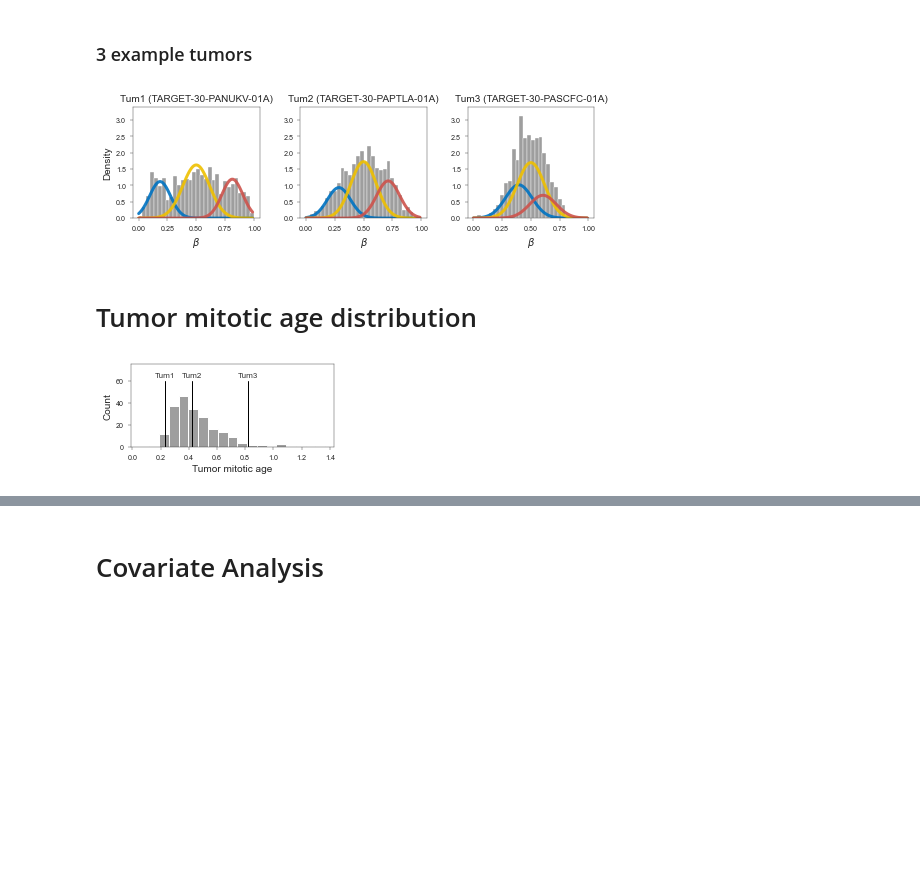
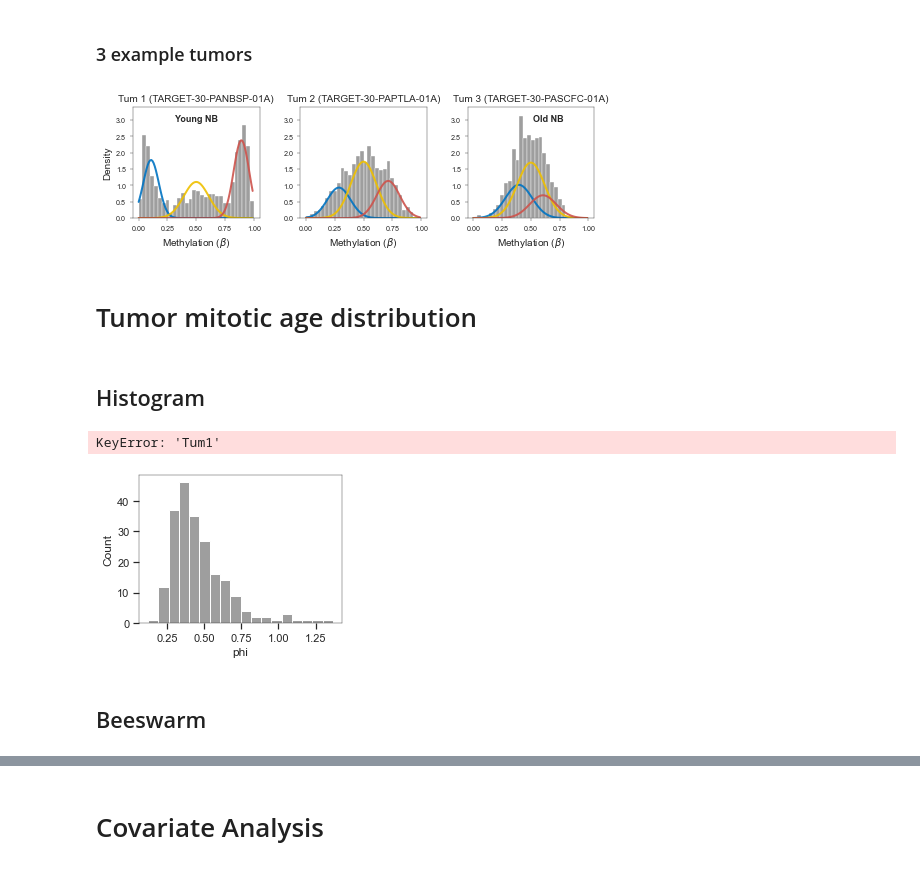
Before and after one commit to danmonyak/EpiClockNBL, a Jupyter notebook: Analysis/Analysis.ipynb, the cells around one changed output, grey strips where cells are left out. Drawn from its saved outputs; the diff is of its cells as text; code cells hidden in the pictures; blank space fills up the shorter version.

Commit message:
ESS and figure edits

```diff
--- a/Analysis/Analysis.ipynb
+++ b/Analysis/Analysis.ipynb
@@ -123,9 +131,10 @@ beta_values_Clock = pd.read_table(
     index_col=0)
 
 sample_list = {
-    'Tum1':'TARGET-30-PANUKV-01A',
-    'Tum2':'TARGET-30-PAPTLA-01A',
-    'Tum3':'TARGET-30-PASCFC-01A'
+    # 'Tum1':'TARGET-30-PANUKV-01A',
+    'Tum 1':'TARGET-30-PANBSP-01A',
+    'Tum 2':'TARGET-30-PAPTLA-01A',
+    'Tum 3':'TARGET-30-PASCFC-01A'
 }
 
 # Create plot axes
@@ -151,7 +160,7 @@ for i, tum_id in enumerate(sample_list):
 
     # Customize plot
     ax.set_title(f'{tum_id} ({samp})', fontsize=pc_consts['labelfontsize'] * sf)
-    ax.set_xlabel(r'$\beta$', fontsize=pc_consts['labelfontsize'] * sf)
+    ax.set_xlabel(r'Methylation ($\beta$)', fontsize=pc_consts['labelfontsize'] * sf)
     if i == 0: # Only have y-axis label on left-most plot
         ax.set_ylabel('Density', fontsize=pc_consts['labelfontsize'] * sf)
     else:
@@ -176,7 +185,7 @@ for i, tum_id in enumerate(sample_list):
         y_vals = norm.pdf(x_vals, mu_list[j], sd_list[j]) * weight_list[j]
 
         # Plot curve
-        ax.plot(x_vals, y_vals, lw=3, alpha=0.9,
+        ax.plot(x_vals, y_vals, lw=2, alpha=0.9,
                 color=chosen_tumor_colors[j]
                )
 
@@ -191,17 +200,28 @@ for i in range(len(sample_list)):
     ax = axes[i]
     ax.set_ylim(0, y_max * 1.03)
 
+for i, text, x_pos in zip([0, 2], ['Young NB', 'Old NB'], [0.5, 0.65]):
+    axes[i].text(x_pos, y_max * 0.9,
+            text,
+                 # color='Black',
+            ha="center", fontfamily='sans-serif', fontsize=0.9 * pc_consts['labelfontsize'] * sf, fontweight='bold',
+                 # alpha=pc_consts['opacity']
+           )
+
 # Save figure
-fig.savefig(os.path.join(figure_outdir, 'example_peak_decomp.pdf'), format='pdf', pad_inches=0.1)
+file_format = 'svg'
+fig.savefig(os.path.join(figure_outdir, f'example_peak_decomp.{file_format}'), format=file_format, pad_inches=0.1)
 # %% [output]
-[figure, old version]
+[figure, new version]
 # %% [markdown]
 # Tumor mitotic age distribution
+# %% [markdown]
+## Histogram
 # %%
 plot_data = clinical['TARGET'].loc[clinical['TARGET']['in_analysis_dataset'], 'phi']
 
 # Create plot
-fig, ax = plt.subplots(figsize=figsize * [1.3, 0.95] * sf)
+fig, ax = plt.subplots(figsize=figsize * [1.3, 1.7] * sf)
 sns.histplot(ax=ax, x=plot_data,
              color=pc_consts['palette_jco'][2], alpha=pc_consts['opacity'])
 
@@ -220,32 +240,36 @@ ax.axvline(x=x_2, ymax=tumor_heights[2], lw=2.5 * sf, color=line_color)
 
 # Customize figure
 ax.set_xlabel('Tumor mitotic age', fontsize=pc_consts['labelfontsize']*sf)
 ax.set_ylabel('Count', fontsize=pc_consts['labelfontsize'] * sf)
 ax.tick_params(axis='both', labelsize=pc_consts['ticksfontsize'] * sf, width=sf, length=8 * sf)
 ax.set_ylim(top=75)
 
 # Widen plot a little
 xlim = ax.get_xlim()
 width = xlim[1] - xlim[0]
 ax.set_xlim(left = xlim[0] - width/20)
 
 # Annotate the vertical lines with text for all 3 tumors
 y_height = ax.get_ylim()[1]
 
 ax.text(x_0, (tumor_heights[0]+0.05)*y_height,
         'Tum1', color=line_color,
         ha="center", fontfamily='sans-serif', fontsize=0.8 * pc_consts['labelfontsize'] * sf, alpha=pc_consts['opacity']
        )
 ax.text(x_1, (tumor_heights[1]+0.05)*y_height,
         'Tum2', color=line_color,
         ha="center", fontfamily='sans-serif', fontsize=0.8 * pc_consts['labelfontsize'] * sf, alpha=pc_consts['opacity']
        )
 ax.text(x_2-0.005, (tumor_heights[2]+0.05)*y_height,
         'Tum3', color=line_color,
         ha="center", fontfamily='sans-serif', fontsize=0.8 * pc_consts['labelfontsize'] * sf, alpha=pc_consts['opacity']
        )
 
 # Save figure
-fig.savefig(os.path.join(figure_outdir, 'mitotic_age_distribution.pdf'), format='pdf', pad_inches=0.1)
+file_format = 'svg'
+fig.savefig(os.path.join(figure_outdir, f'mitotic_age_distribution.{file_format}'), format=file_format, pad_inches=0.1)
 # %% [output]
+KeyError: 'Tum1'
-[figure, old version]
+[figure, new version]
+# %% [markdown]
+## Beeswarm
```
Also changed, not shown: parts of 30 cells of this notebook.
